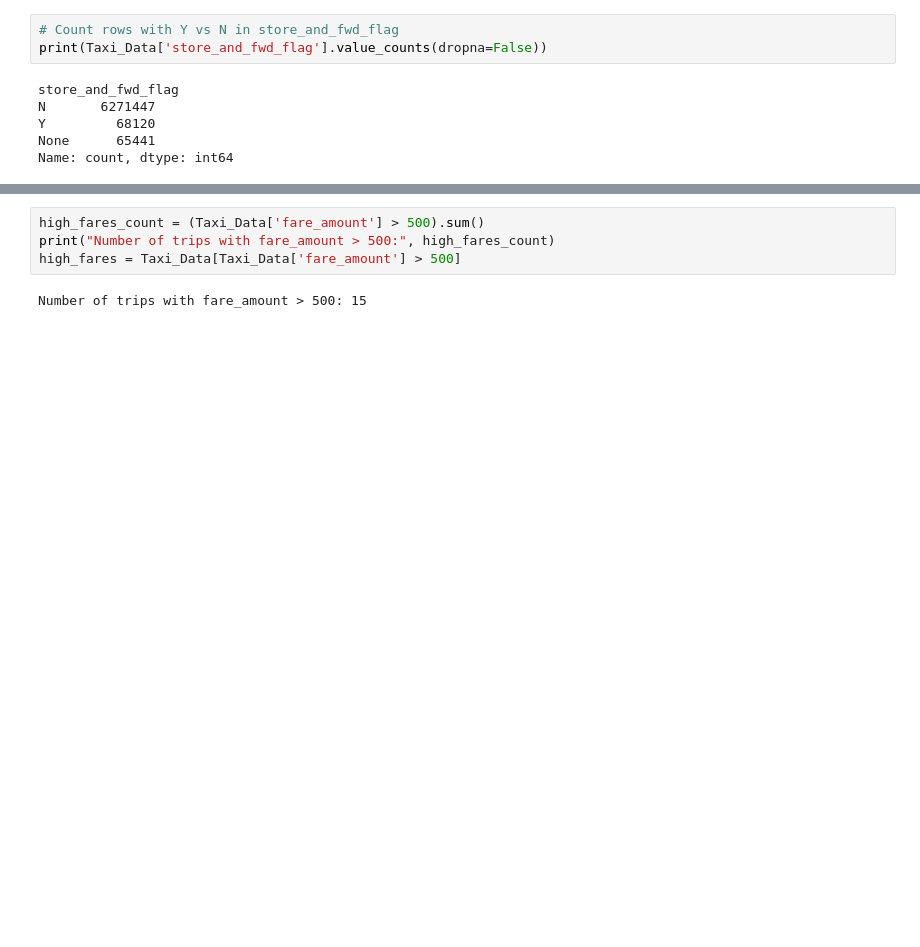
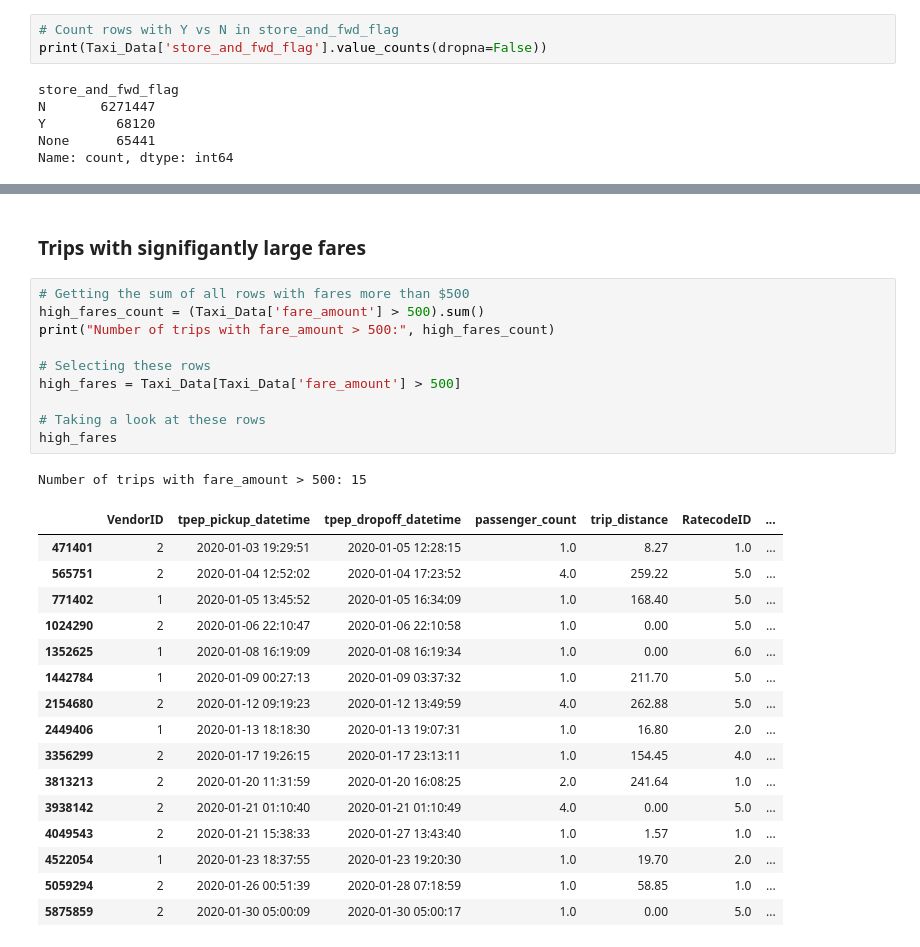
Before and after one commit to eliswagel/Build-Fellowship-Cab-Fare-Predictive-Model, a Jupyter notebook: Cab Fare Prediction Notebook.ipynb, the cells around one changed output, grey strips where cells are left out. Cells and saved outputs as stored; diff of their text form; blank space fills up the shorter version.

```diff
--- a/Cab Fare Prediction Notebook.ipynb
+++ b/Cab Fare Prediction Notebook.ipynb
@@ -230,6 +312,30 @@ Rows with negative fares: 18800
+# %% [markdown]
+### Trips with signifigantly large fares
 # %%
+# Getting the sum of all rows with fares more than $500
 high_fares_count = (Taxi_Data['fare_amount'] > 500).sum()
 print("Number of trips with fare_amount > 500:", high_fares_count)
+
+# Selecting these rows
 high_fares = Taxi_Data[Taxi_Data['fare_amount'] > 500]
+
+# Taking a look at these rows
+high_fares
 # %% [output]
 Number of trips with fare_amount > 500: 15
+|  | VendorID | tpep_pickup_datetime | tpep_dropoff_datetime | passenger_count | trip_distance | RatecodeID | ... |
+| 471401 | 2 | 2020-01-03 19:29:51 | 2020-01-05 12:28:15 | 1.0 | 8.27 | 1.0 | ... |
+| 565751 | 2 | 2020-01-04 12:52:02 | 2020-01-04 17:23:52 | 4.0 | 259.22 | 5.0 | ... |
+| 771402 | 1 | 2020-01-05 13:45:52 | 2020-01-05 16:34:09 | 1.0 | 168.40 | 5.0 | ... |
+| 1024290 | 2 | 2020-01-06 22:10:47 | 2020-01-06 22:10:58 | 1.0 | 0.00 | 5.0 | ... |
+| 1352625 | 1 | 2020-01-08 16:19:09 | 2020-01-08 16:19:34 | 1.0 | 0.00 | 6.0 | ... |
+| 1442784 | 1 | 2020-01-09 00:27:13 | 2020-01-09 03:37:32 | 1.0 | 211.70 | 5.0 | ... |
+| 2154680 | 2 | 2020-01-12 09:19:23 | 2020-01-12 13:49:59 | 4.0 | 262.88 | 5.0 | ... |
+| 2449406 | 1 | 2020-01-13 18:18:30 | 2020-01-13 19:07:31 | 1.0 | 16.80 | 2.0 | ... |
+| 3356299 | 2 | 2020-01-17 19:26:15 | 2020-01-17 23:13:11 | 1.0 | 154.45 | 4.0 | ... |
+| 3813213 | 2 | 2020-01-20 11:31:59 | 2020-01-20 16:08:25 | 2.0 | 241.64 | 1.0 | ... |
+| 3938142 | 2 | 2020-01-21 01:10:40 | 2020-01-21 01:10:49 | 4.0 | 0.00 | 5.0 | ... |
+| 4049543 | 2 | 2020-01-21 15:38:33 | 2020-01-27 13:43:40 | 1.0 | 1.57 | 1.0 | ... |
+| 4522054 | 1 | 2020-01-23 18:37:55 | 2020-01-23 19:20:30 | 1.0 | 19.70 | 2.0 | ... |
+| 5059294 | 2 | 2020-01-26 00:51:39 | 2020-01-28 07:18:59 | 1.0 | 58.85 | 1.0 | ... |
+| 5875859 | 2 | 2020-01-30 05:00:09 | 2020-01-30 05:00:17 | 1.0 | 0.00 | 5.0 | ... |
```
Also changed, not shown: parts of 42 cells of this notebook.
